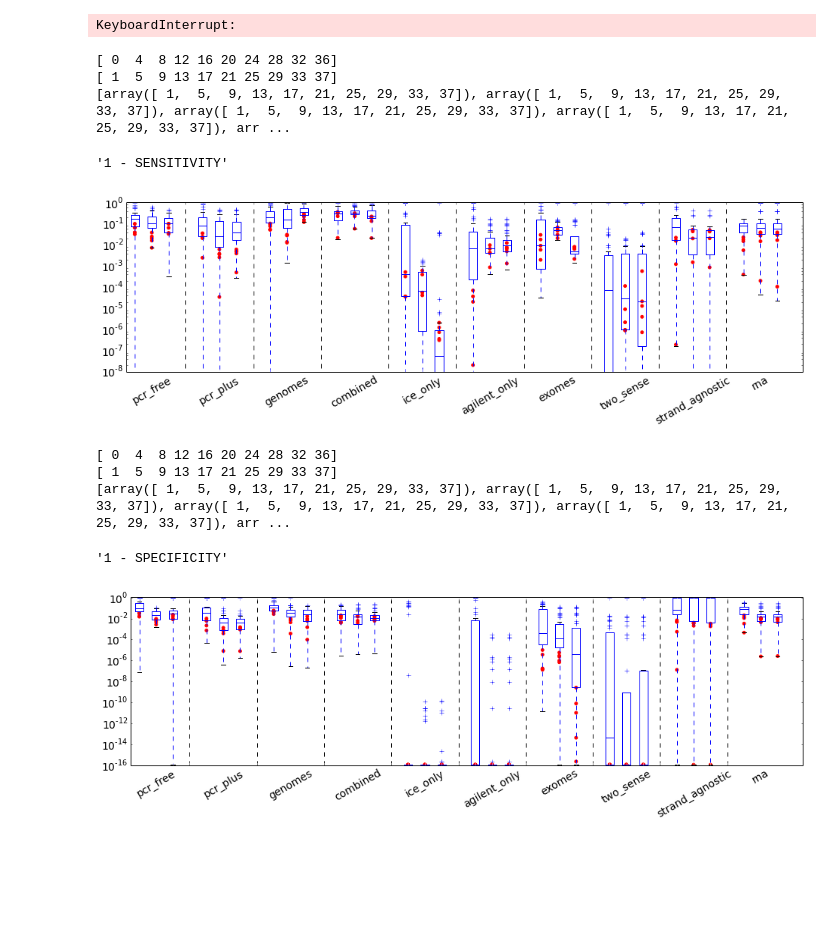
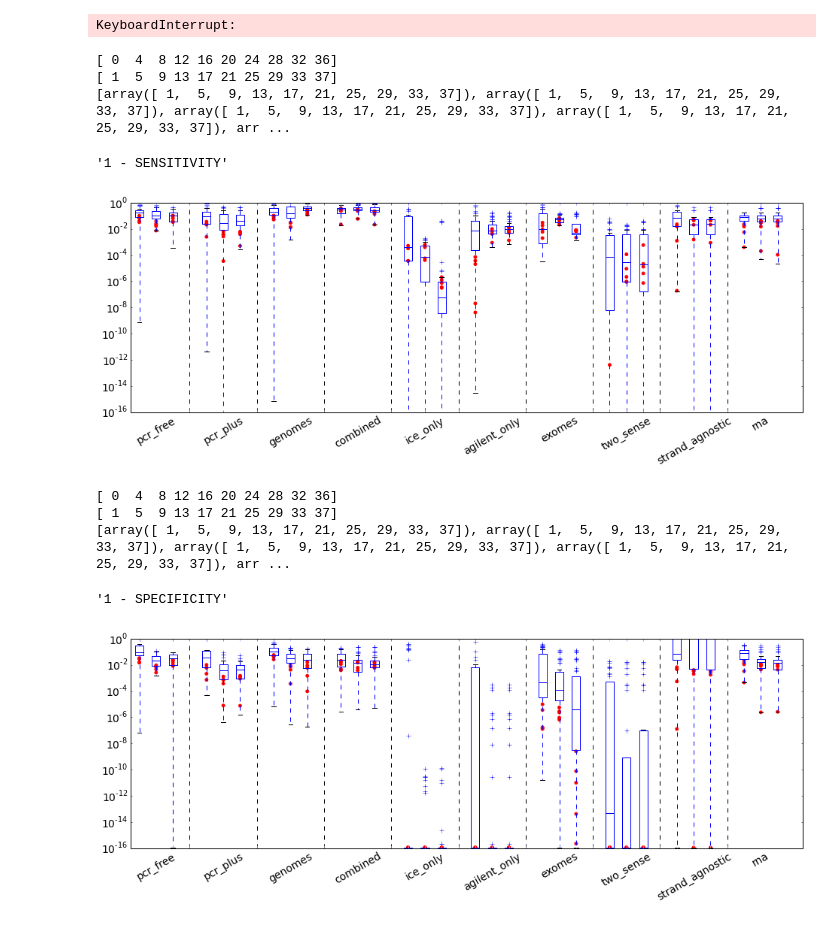
Before and after one commit to bradtaylor/thesis, a Jupyter notebook: performance_figures.ipynb, the cells around one changed output. Drawn from its saved outputs; the diff is of its cells as text; code cells hidden in the pictures; blank space fills up the shorter version.

```diff
--- a/performance_figures.ipynb
+++ b/performance_figures.ipynb
@@ -165,0 +173,14 @@ NameError: name 'no_opticals_nt_cluster_spec' is not defined
+# %%
+clabels = ['Sensitivity']*3
+Splabel = ['Specificity']*3
+clabels.extend(Splabel)
+clabels
+
+mlabels = ['LLR Pairwise', 'Similarity Clustering', 'LLR Clustering']*2
+mlabels
+
+labels = [clabels, mlabels]
+labels
+
+performance_table.columns = labels
+performance_table
@@ -1851,7 +1903,7 @@ cln_offsets = dividers + 3
 cln_x = [cln_offsets] * len(cln_dots.index)
 # cln_x = cln_x + jitter
 
-fig = plt.figure(figsize=(16,4))
+fig = plt.figure(figsize=(16,5))
 ax=plt.gca()
 
 # Draw the box plots
@@ -1888,39 +1940,39 @@ ax.scatter(x=cln_x, y=cln_dots, c='r', s=marker_size, marker=mk.MarkerStyle.fill
 # ax.set_ylim((0.0, 1.1))
 # ax.set_ylim((-10^(0), 0))
 # ax.set_ylim(-0.05, 0.01)
-ax.set_ylim(10**(-8), 10**0.01)
+ax.set_ylim(10**(-16), 10**0.01)
 
 # start,end = ax.get_ylim()
 # ytix = np.arange(start,end,0.00001)
 # ax.set_yticks(ytix)
 
 # Draw some nice dotted lines to visually dilineate our sets
 for x_thing in dividers:
 #     ax.plot([x_thing,x_thing], [0, 1.1], c='k', linestyle='--')
         ax.plot([x_thing,x_thing], [10**(-16), 10**1], c='k', linestyle='--')
 
 
 # Format the dataset labels
 ax.set_xticklabels(xlabs, rotation=30)
 font_size=14
 # ax.tick_params(which='minor', color='w', labelsize=font_size)
 # ax.tick_params(which='major', labelsize=font_size)
 ax.tick_params(which='major', color='w', labelsize=font_size)
 
 # Set the Y-axis scale (log or linear)
 ax.set_yscale("log", nonposy='mask')
 # ax.set_yscale('linear')
 # ax.set_yscale('symlog')
 
 print
 
 "1 - SENSITIVITY"
 # %% [output]
 [ 0  4  8 12 16 20 24 28 32 36]
 [ 1  5  9 13 17 21 25 29 33 37]
 [array([ 1,  5,  9, 13, 17, 21, 25, 29, 33, 37]), array([ 1,  5,  9, 13, 17, 21, 25, 29, 33, 37]), array([ 1,  5,  9, 13, 17, 21, 25, 29, 33, 37]), array([ 1,  5,  9, 13, 17, 21, 25, 29, 33, 37]), arr ...
 '1 - SENSITIVITY'
-[figure, old version]
+[figure, new version]
 # %%
 
 # unfiltered_exp_sens.shape
@@ -1961,7 +2013,7 @@ cln_offsets = dividers + 3
 cln_x = [cln_offsets] * len(cln_dots.index)
 # cln_x = cln_x + jitter
 
-fig = plt.figure(figsize=(16,4))
+fig = plt.figure(figsize=(16,5))
 ax=plt.gca()
 
 # Draw the box plots
@@ -2031,4 +2083,4 @@ print
 [ 1  5  9 13 17 21 25 29 33 37]
 [array([ 1,  5,  9, 13, 17, 21, 25, 29, 33, 37]), array([ 1,  5,  9, 13, 17, 21, 25, 29, 33, 37]), array([ 1,  5,  9, 13, 17, 21, 25, 29, 33, 37]), array([ 1,  5,  9, 13, 17, 21, 25, 29, 33, 37]), arr ...
 '1 - SPECIFICITY'
-[figure, old version]
+[figure, new version]
```
Also changed, not shown: parts of 7 cells of this notebook, 3 other files.
